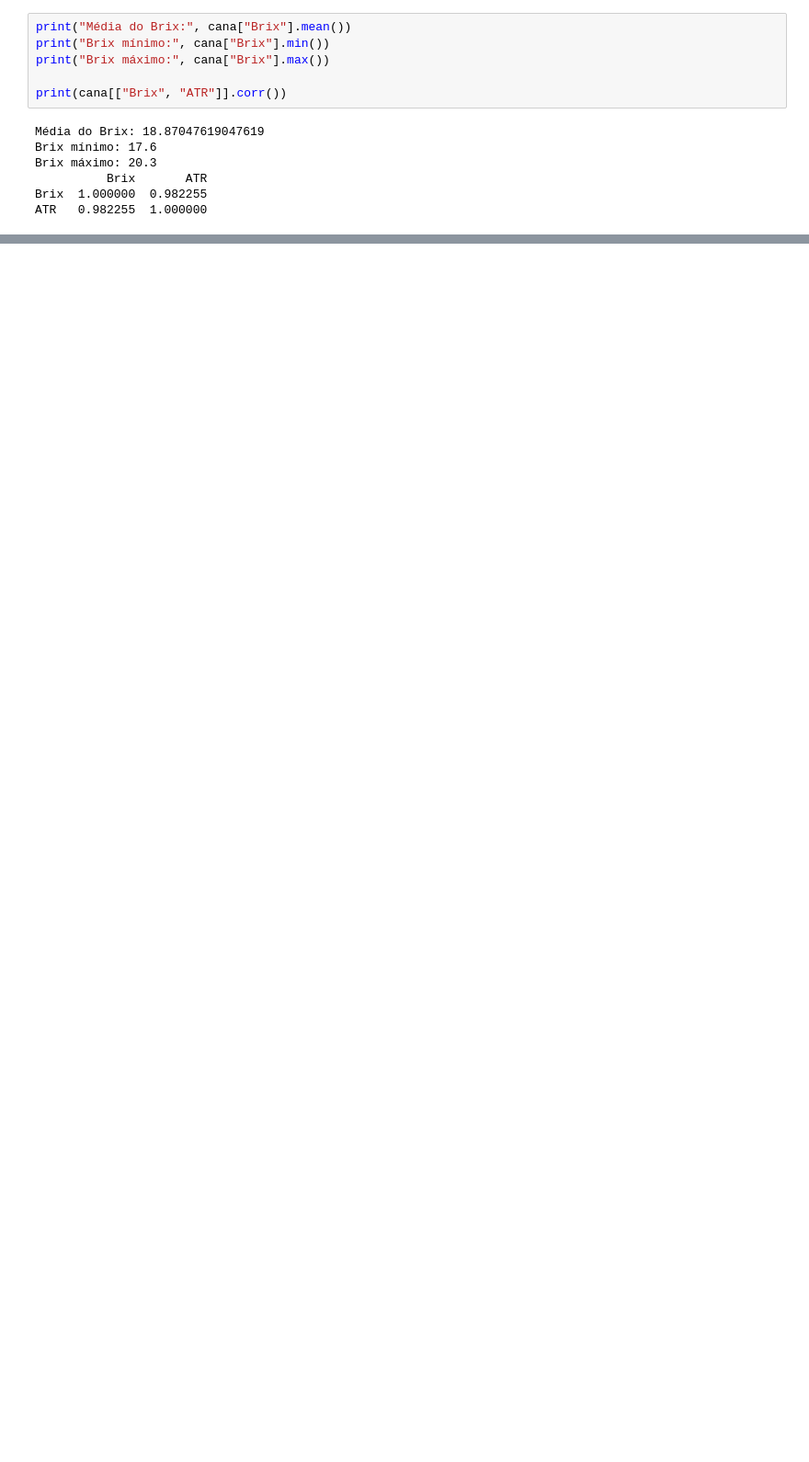
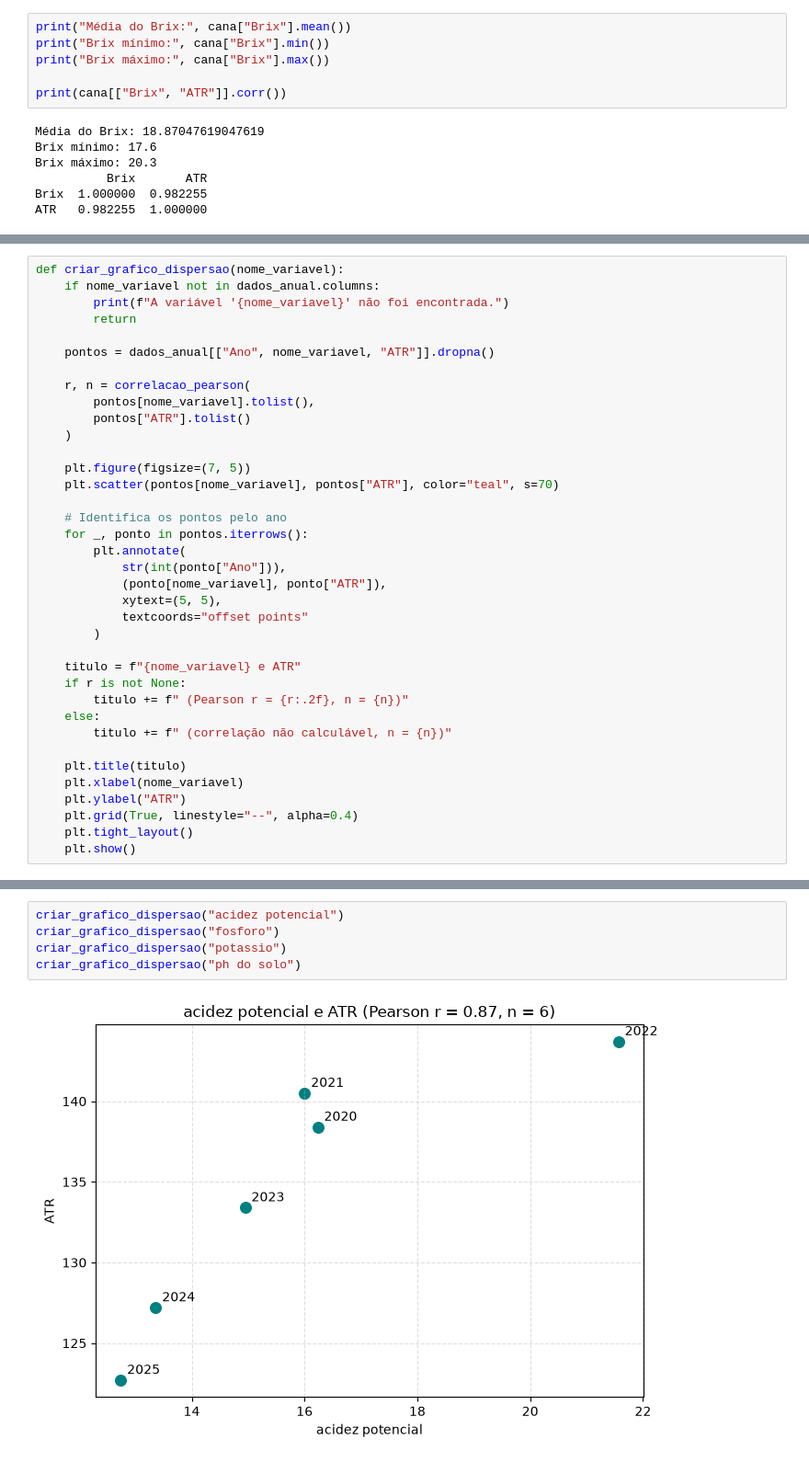
Before and after one commit to Yasmim-C/ProjetoIntegrador_I, a Jupyter notebook: notebooks/CYBEL.ipynb, the cells around one changed output, grey strips where cells are left out. Shown at 92% size. Saved outputs shown, nothing was run; the diff lists cells and outputs as text; blank space fills up the shorter version.

```diff
--- a/notebooks/CYBEL.ipynb
+++ b/notebooks/CYBEL.ipynb
@@ -751,0 +772,37 @@ ATR   0.982255  1.000000
+# %%
+def criar_grafico_dispersao(nome_variavel):
+    if nome_variavel not in dados_anual.columns:
+        print(f"A variável '{nome_variavel}' não foi encontrada.")
+        return
+
+    pontos = dados_anual[["Ano", nome_variavel, "ATR"]].dropna()
+
+    r, n = correlacao_pearson(
+        pontos[nome_variavel].tolist(),
+        pontos["ATR"].tolist()
+    )
+
+    plt.figure(figsize=(7, 5))
+    plt.scatter(pontos[nome_variavel], pontos["ATR"], color="teal", s=70)
+
+    # Identifica os pontos pelo ano
+    for _, ponto in pontos.iterrows():
+        plt.annotate(
+            str(int(ponto["Ano"])),
+            (ponto[nome_variavel], ponto["ATR"]),
+            xytext=(5, 5),
+            textcoords="offset points"
+        )
+
+    titulo = f"{nome_variavel} e ATR"
+    if r is not None:
+        titulo += f" (Pearson r = {r:.2f}, n = {n})"
+    else:
+        titulo += f" (correlação não calculável, n = {n})"
+
+    plt.title(titulo)
+    plt.xlabel(nome_variavel)
+    plt.ylabel("ATR")
+    plt.grid(True, linestyle="--", alpha=0.4)
+    plt.tight_layout()
+    plt.show()
@@ -751,0 +815,7 @@ ATR   0.982255  1.000000
+# %%
+criar_grafico_dispersao("acidez potencial")
+criar_grafico_dispersao("fosforo")
+criar_grafico_dispersao("potassio")
+criar_grafico_dispersao("ph do solo")
+# %% [output]
+[figure, added]
```
Also changed, not shown: parts of 12 cells of this notebook, 2 other files.
